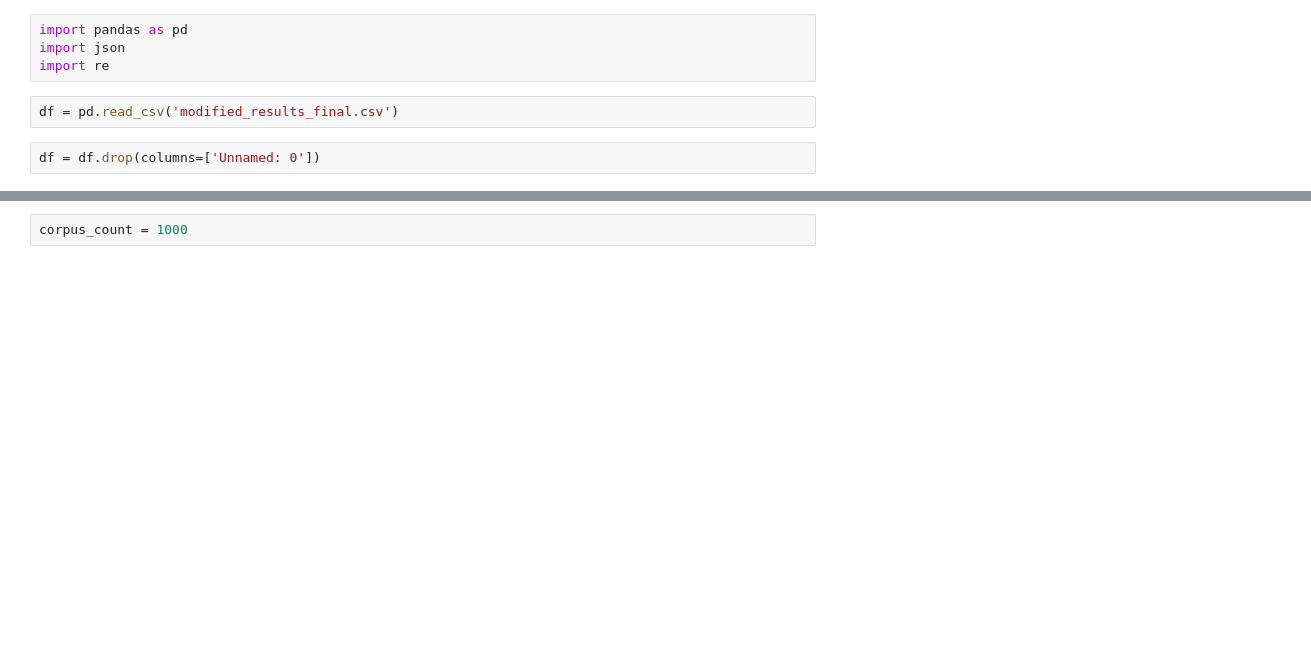
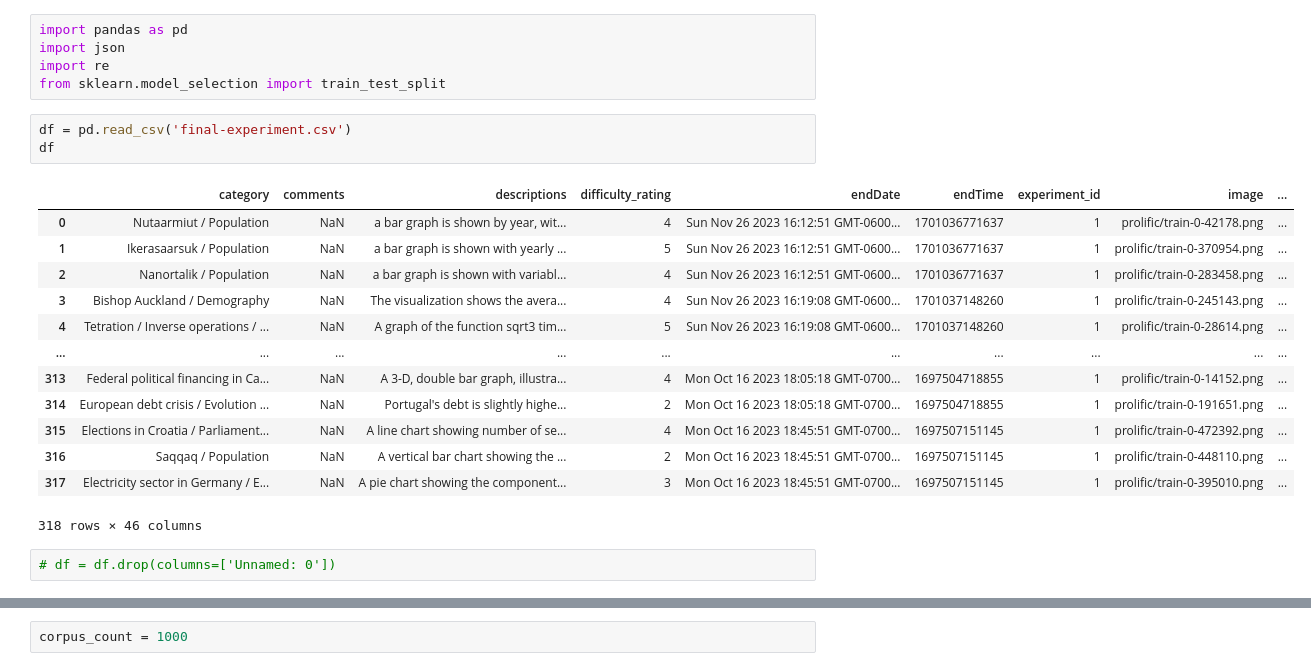
Before and after one commit to akd13/hci-alt-texts, a Jupyter notebook: models/semantic_level_classifier/process-description.ipynb, the cells around one changed output, grey strips where cells are left out. Saved outputs shown, nothing was run; the diff lists cells and outputs as text; blank space fills up the shorter version.

```diff
--- a/models/semantic_level_classifier/process-description.ipynb
+++ b/models/semantic_level_classifier/process-description.ipynb
@@ -2,10 +2,26 @@
 import pandas as pd
 import json
 import re
+from sklearn.model_selection import train_test_split
 # %%
-df = pd.read_csv('modified_results_final.csv')
+df = pd.read_csv('final-experiment.csv')
+df
+# %% [output]
+|  | category | comments | descriptions | difficulty_rating | endDate | endTime | experiment_id | image | ... |
+| 0 | Nutaarmiut / Population | NaN | a bar graph is shown by year, wit... | 4 | Sun Nov 26 2023 16:12:51 GMT-0600... | 1701036771637 | 1 | prolific/train-0-42178.png | ... |
+| 1 | Ikerasaarsuk / Population | NaN | a bar graph is shown with yearly ... | 5 | Sun Nov 26 2023 16:12:51 GMT-0600... | 1701036771637 | 1 | prolific/train-0-370954.png | ... |
+| 2 | Nanortalik / Population | NaN | a bar graph is shown with variabl... | 4 | Sun Nov 26 2023 16:12:51 GMT-0600... | 1701036771637 | 1 | prolific/train-0-283458.png | ... |
+| 3 | Bishop Auckland / Demography | NaN | The visualization shows the avera... | 4 | Sun Nov 26 2023 16:19:08 GMT-0600... | 1701037148260 | 1 | prolific/train-0-245143.png | ... |
+| 4 | Tetration / Inverse operations / ... | NaN | A graph of the function sqrt3 tim... | 5 | Sun Nov 26 2023 16:19:08 GMT-0600... | 1701037148260 | 1 | prolific/train-0-28614.png | ... |
+| ... | ... | ... | ... | ... | ... | ... | ... | ... | ... |
+| 313 | Federal political financing in Ca... | NaN | A 3-D, double bar graph, illustra... | 4 | Mon Oct 16 2023 18:05:18 GMT-0700... | 1697504718855 | 1 | prolific/train-0-14152.png | ... |
+| 314 | European debt crisis / Evolution ... | NaN | Portugal's debt is slightly highe... | 2 | Mon Oct 16 2023 18:05:18 GMT-0700... | 1697504718855 | 1 | prolific/train-0-191651.png | ... |
+| 315 | Elections in Croatia / Parliament... | NaN | A line chart showing number of se... | 4 | Mon Oct 16 2023 18:45:51 GMT-0700... | 1697507151145 | 1 | prolific/train-0-472392.png | ... |
+| 316 | Saqqaq / Population | NaN | A vertical bar chart showing the ... | 2 | Mon Oct 16 2023 18:45:51 GMT-0700... | 1697507151145 | 1 | prolific/train-0-448110.png | ... |
+| 317 | Electricity sector in Germany / E... | NaN | A pie chart showing the component... | 3 | Mon Oct 16 2023 18:45:51 GMT-0700... | 1697507151145 | 1 | prolific/train-0-395010.png | ... |
+318 rows × 46 columns
 # %%
-df = df.drop(columns=['Unnamed: 0'])
+# df = df.drop(columns=['Unnamed: 0'])
 # %%
 df.columns
 # %% [output]
```
Also changed, not shown: parts of 16 cells of this notebook, 9 other files.
